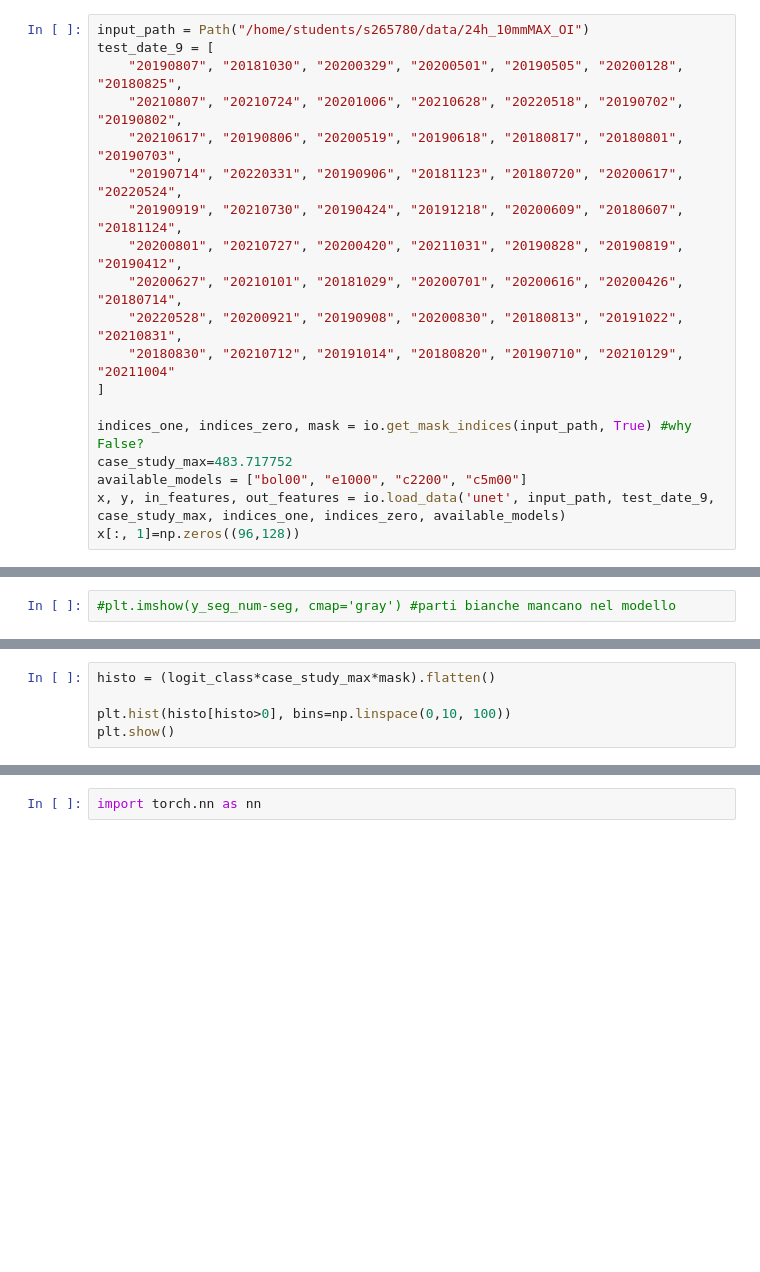
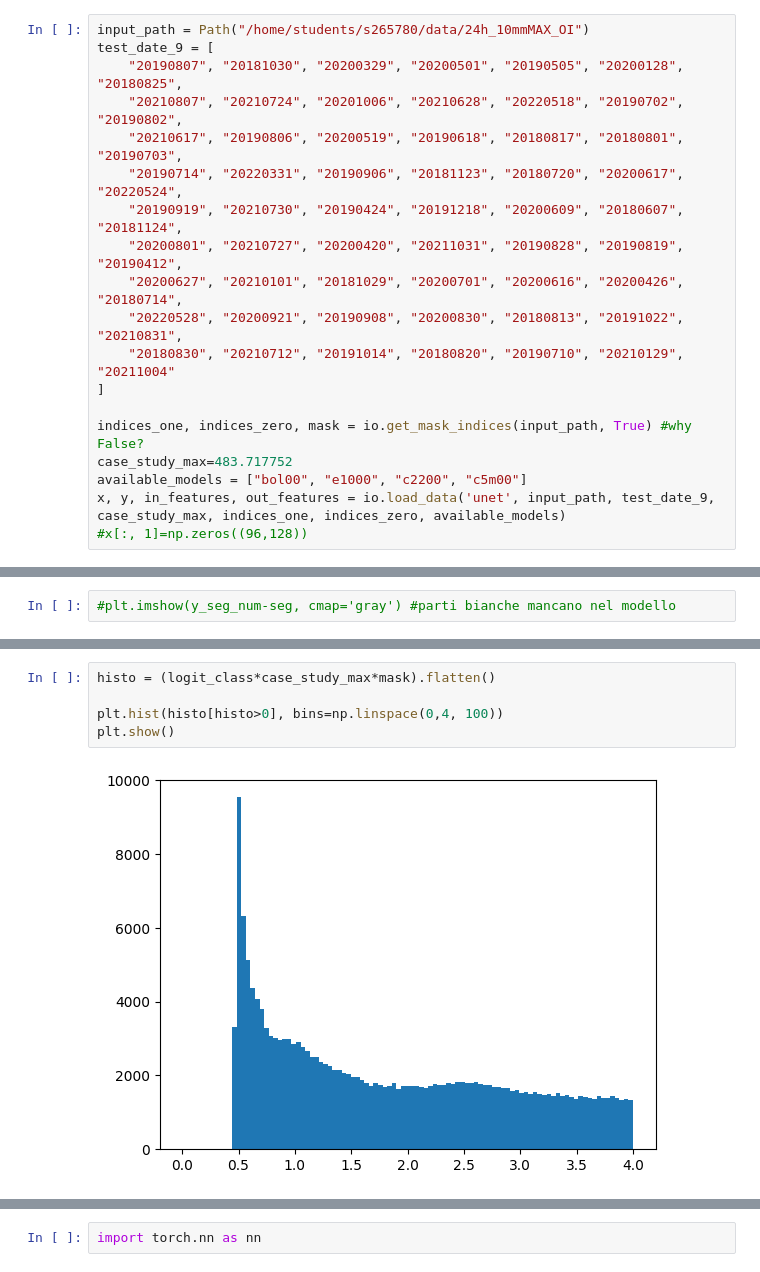
Before and after one commit to simone7monaco/rainfall-prediction, a Jupyter notebook: notebooks/test_model.ipynb, the cells around one changed output, grey strips where cells are left out. Saved outputs shown, nothing was run; the diff lists cells and outputs as text; blank space fills up the shorter version.

```diff
--- a/notebooks/test_model.ipynb
+++ b/notebooks/test_model.ipynb
@@ -42,7 +42,7 @@ indices_one, indices_zero, mask = io.get_mask_indices(input_path, True) #why Fal
 case_study_max=483.717752
 available_models = ["bol00", "e1000", "c2200", "c5m00"]
 x, y, in_features, out_features = io.load_data('unet', input_path, test_date_9, case_study_max, indices_one, indices_zero, available_models)
-x[:, 1]=np.zeros((96,128))
+#x[:, 1]=np.zeros((96,128))
 # %%
 logit_seg, logit_class = model(torch.from_numpy(x).to('cuda'), None)
 
@@ -83,8 +84,10 @@ axs[1, 2].set_title('model_pred')
 # %%
 histo = (logit_class*case_study_max*mask).flatten()
 
-plt.hist(histo[histo>0], bins=np.linspace(0,10, 100))
+plt.hist(histo[histo>0], bins=np.linspace(0,4, 100))
 plt.show()
+# %% [output]
+[figure, added]
 # %%
 histo = (y*case_study_max*mask).flatten()
 
```
Also changed, not shown: parts of 11 cells of this notebook.
